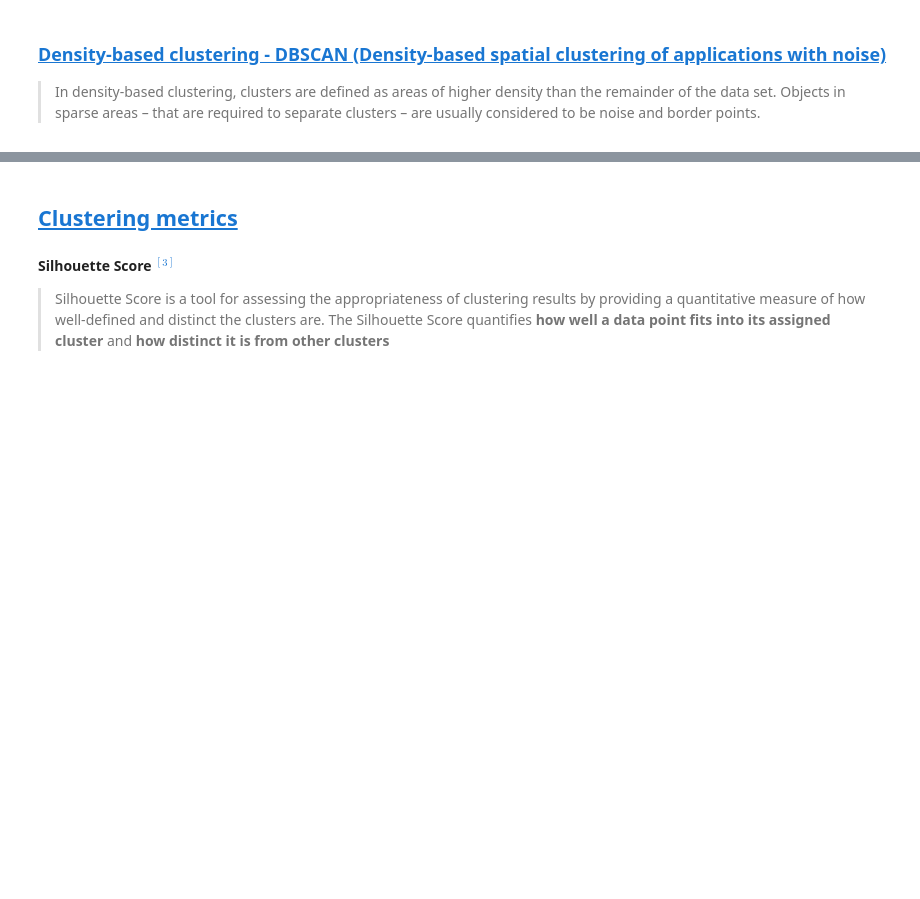
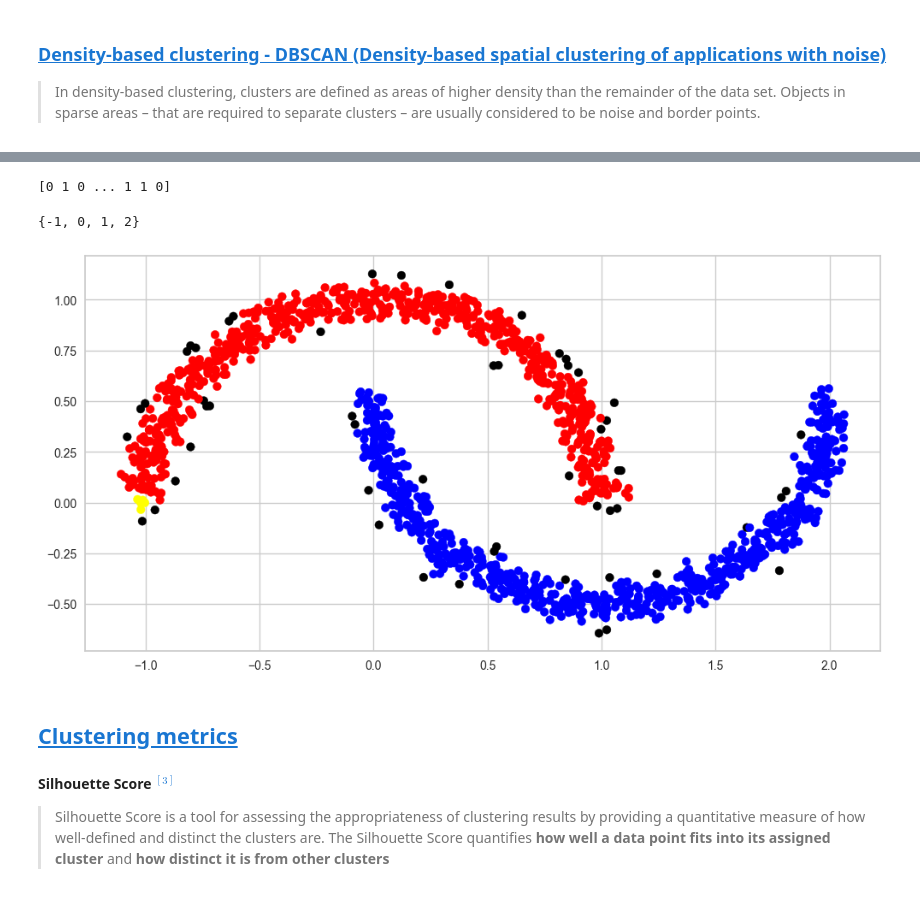
Before and after one commit to TheLazyCactus/ironhack-v4-data-lessons, a Jupyter notebook: cohorts/15_oct_24/05_ml/W19D1_unsupervised.ipynb, the cells around one changed output, grey strips where cells are left out. Saved outputs shown, nothing was run; the diff lists cells and outputs as text; code cells hidden in the pictures; blank space fills up the shorter version.

```diff
--- a/cohorts/15_oct_24/05_ml/W19D1_unsupervised.ipynb
+++ b/cohorts/15_oct_24/05_ml/W19D1_unsupervised.ipynb
@@ -308,3 +458,24 @@ plt.show()
+# %%
+dbs = cluster.DBSCAN(eps=0.05, min_samples=5) #change maximum distance and see efect
+# eps is the maximum distance between two samples for one to be considered as in the neighborhood of the other.
+# min_samples is the number of samples in a neighborhood for a point to be considered as a core point.
+
+pred = dbs.fit_predict(X)
+print(pred)
+set(pred)
+# %% [output]
+[0 1 0 ... 1 1 0]
+{-1, 0, 1, 2}
+# %%
+
+plt.figure(figsize=(12, 6))
+
+colors = np.array(['blue', 'red', 'yellow', 'green', 'black'])
+plt.scatter(X[:, 0], X[:, 1], color=colors[pred])
+
+plt.show()
+# %% [output]
+[figure, added]
 # %% [markdown]
 ## <a id='toc1_4_'></a>[Clustering metrics](#toc0_)
 # %% [markdown]
```
Also changed, not shown: parts of 35 cells of this notebook.
